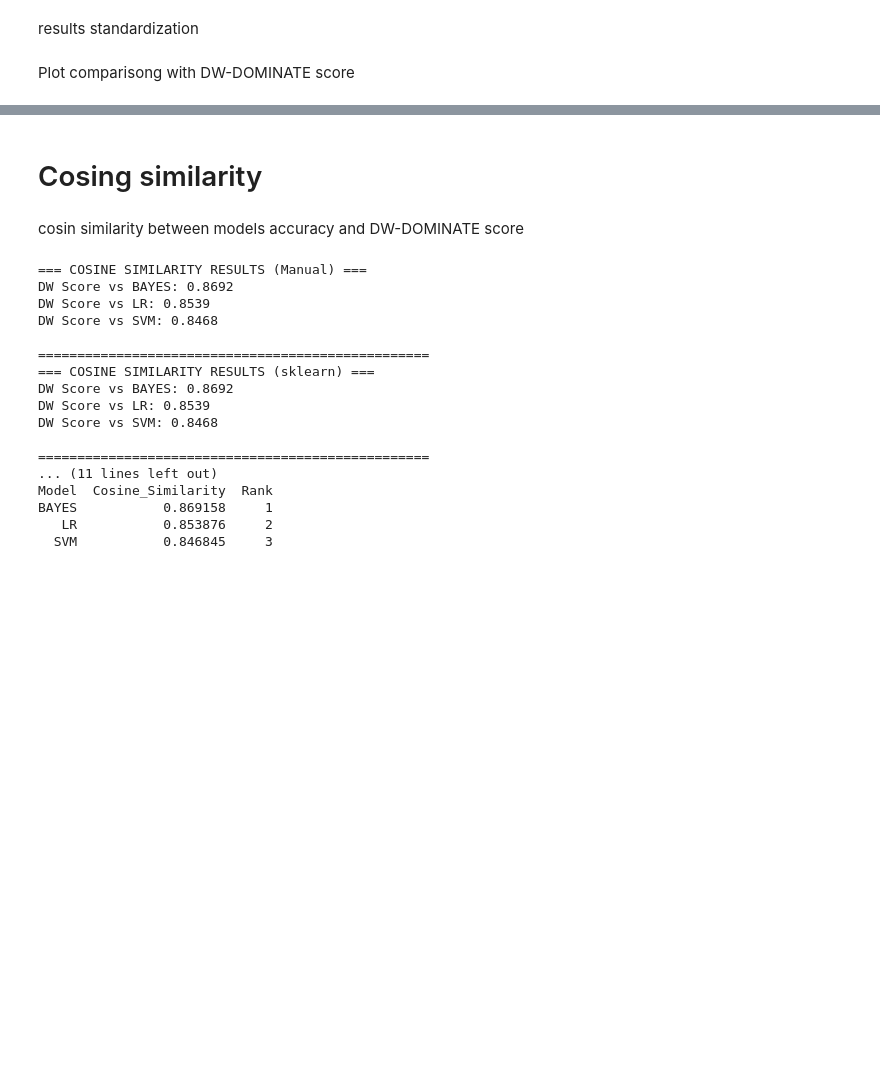
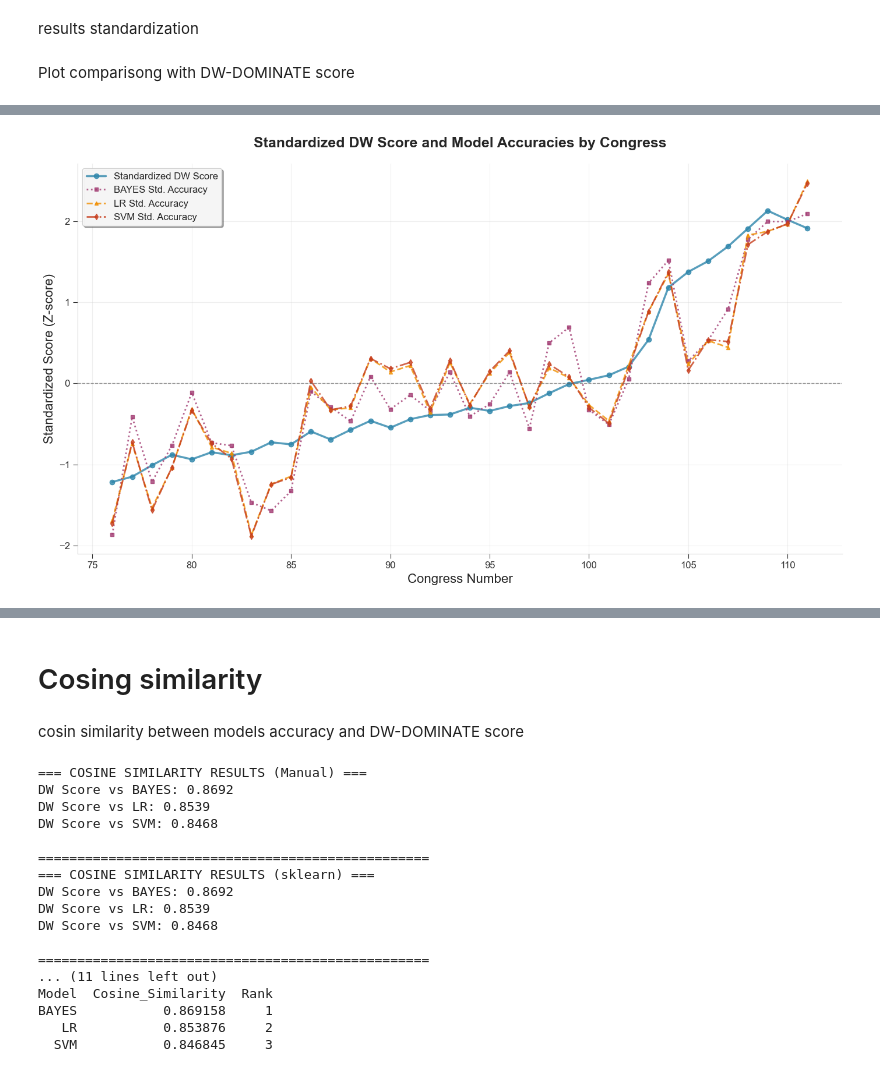
Before and after one commit to giacomotre/congress-polarization-thesis, a Jupyter notebook: notebooks/curve_comparison.ipynb, the cells around one changed output, grey strips where cells are left out. Saved outputs shown, nothing was run; the diff lists cells and outputs as text; code cells hidden in the pictures; blank space fills up the shorter version.

```diff
--- a/notebooks/curve_comparison.ipynb
+++ b/notebooks/curve_comparison.ipynb
@@ -369,0 +394,77 @@ plt.show()
+# %%
+import matplotlib.pyplot as plt
+import seaborn as sns
+
+# Set a clean style
+plt.style.use('seaborn-v0_8-whitegrid')  # or try 'default' if seaborn not available
+sns.set_palette("husl")  # More distinct, appealing colors
+
+plt.figure(figsize=(14, 8))  # Slightly larger for better spacing
+
+# Define a refined color palette
+colors = ['#2E86AB', '#A23B72', '#F18F01', '#C73E1D']
+markers = ['o', 's', '^', 'd']
+linestyles = ['-', ':', '--', '-.']
+
+# Plot the standardized DW score with refined styling
+plt.plot(
+    weighted_sum["Congress Number"],
+    standard_dw_score,
+    color=colors[0],
+    marker=markers[0],
+    markersize=6,
+    linewidth=2.5,
+    linestyle=linestyles[0],
+    label="Standardized DW Score",
+    alpha=0.8
+)
+
+# Plot the standardized accuracy for each model with consistent styling
+for i, model_name in enumerate(models):
+    if i < len(standardize_accuracy):
+        model_acc_scores = standardize_accuracy[i]
+        plt.plot(
+            weighted_sum["Congress Number"],
+            model_acc_scores,
+            color=colors[(i+1) % len(colors)],
+            marker=markers[(i+1) % len(markers)],
+            markersize=5,
+            linewidth=2,
+            linestyle=linestyles[(i+1) % len(linestyles)],
+            label=f"{model_name.upper()} Std. Accuracy",
+            alpha=0.8
+        )
+    else:
+        print(f"Warning: Missing accuracy data for model index {i} ({model_name}). Skipping plot for this model.")
+
+# Refined styling
+plt.xlabel("Congress Number", fontsize=16, fontweight='medium')
+plt.ylabel("Standardized Score (Z-score)", fontsize=16, fontweight='medium')
+plt.title("Standardized DW Score and Model Accuracies by Congress",
+          fontsize=18, fontweight='bold', pad=20)
+
+# Improved reference line
+plt.axhline(0, color='#666666', linestyle='--', linewidth=1, alpha=0.7)
+
+# Better legend styling
+plt.legend(frameon=True, fancybox=True, shadow=True,
+          loc='upper left', fontsize=12, framealpha=0.9)
+
+# Refined grid
+plt.grid(True, alpha=0.3, linewidth=0.8)
+
+# Remove top and right spines for cleaner look
+ax = plt.gca()
+ax.spines['top'].set_visible(False)
+ax.spines['right'].set_visible(False)
+ax.spines['left'].set_linewidth(0.8)
+ax.spines['bottom'].set_linewidth(0.8)
+
+# Improve tick styling
+plt.tick_params(axis='both', which='major', labelsize=12,
+                length=6, width=0.8, colors='#333333')
+
+plt.tight_layout()
+plt.show()
+# %% [output]
+[figure, added]
```
Also changed, not shown: parts of 9 cells of this notebook, 9 other files.
